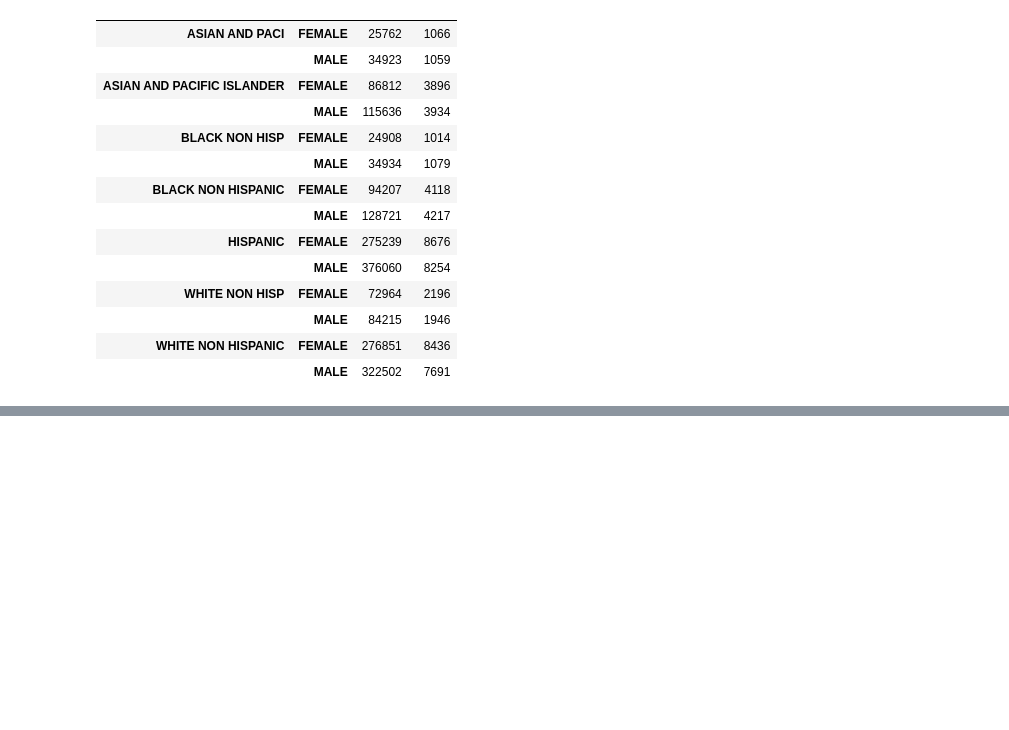
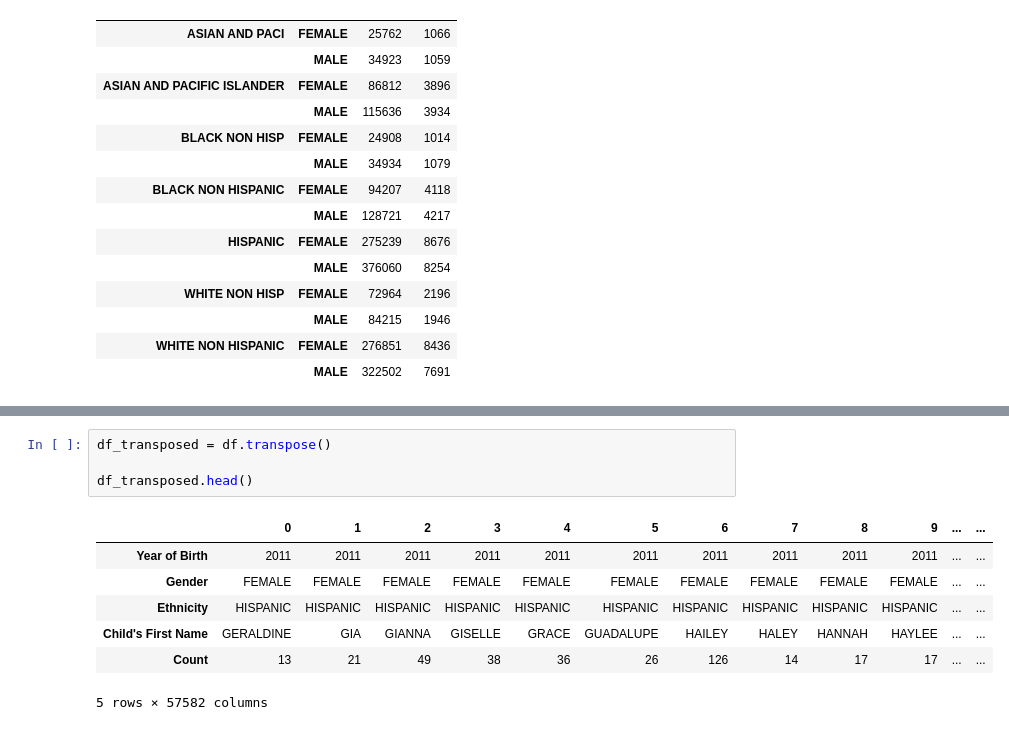
Before and after one commit to Kansi420/python_learn, a Jupyter notebook: pandas/pandas.ipynb, the cells around one changed output, grey strips where cells are left out. Saved outputs shown, nothing was run; the diff lists cells and outputs as text; blank space fills up the shorter version.

```diff
--- a/pandas/pandas.ipynb
+++ b/pandas/pandas.ipynb
@@ -378,0 +407,12 @@ pivot_table.head(20)
+# %%
+df_transposed = df.transpose()
+
+df_transposed.head()
+# %% [output]
+|  | 0 | 1 | 2 | 3 | 4 | 5 | 6 | 7 | 8 | 9 | ... | ... |
+| Year of Birth | 2011 | 2011 | 2011 | 2011 | 2011 | 2011 | 2011 | 2011 | 2011 | 2011 | ... | ... |
+| Gender | FEMALE | FEMALE | FEMALE | FEMALE | FEMALE | FEMALE | FEMALE | FEMALE | FEMALE | FEMALE | ... | ... |
+| Ethnicity | HISPANIC | HISPANIC | HISPANIC | HISPANIC | HISPANIC | HISPANIC | HISPANIC | HISPANIC | HISPANIC | HISPANIC | ... | ... |
+| Child's First Name | GERALDINE | GIA | GIANNA | GISELLE | GRACE | GUADALUPE | HAILEY | HALEY | HANNAH | HAYLEE | ... | ... |
+| Count | 13 | 21 | 49 | 38 | 36 | 26 | 126 | 14 | 17 | 17 | ... | ... |
+5 rows × 57582 columns
```
Also changed, not shown: parts of 7 cells of this notebook, 1 other file.
